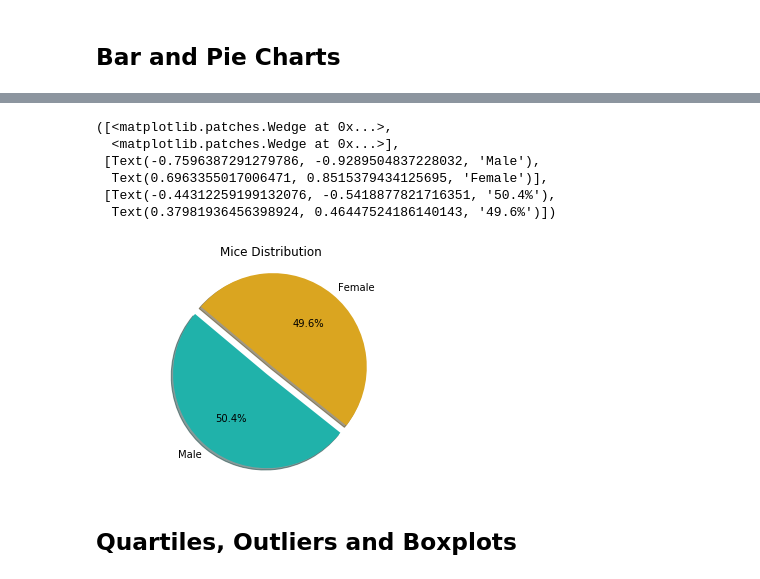
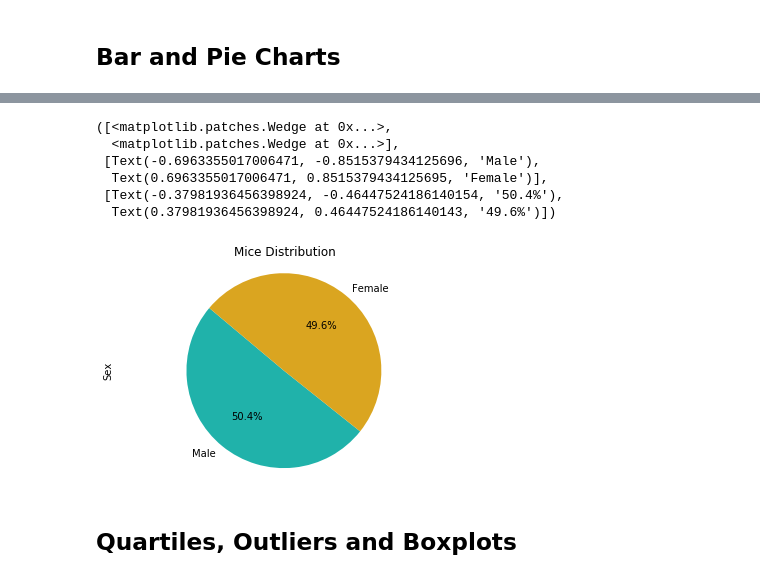
Before and after one commit to ceci-chapa/matplotlib-challenge, a Jupyter notebook: Pymaceuticals/pymaceuticals_starter.ipynb, the cells around one changed output, grey strips where cells are left out. Cells and saved outputs as stored; diff of their text form; code cells hidden in the pictures.

```diff
--- a/Pymaceuticals/pymaceuticals_starter.ipynb
+++ b/Pymaceuticals/pymaceuticals_starter.ipynb
@@ -232,0 +204,16 @@ mf_pie
+# %%
+# Generate a pie plot showing the distribution of female versus male mice using Pandas
+#drop the duplicate sexes to get an accurate number
+duplicate_drop = clean_mouse.drop_duplicates(subset=['Mouse ID'])
+final_counts = duplicate_drop["Sex"].value_counts()
+
+
+final_counts.plot(kind="pie", autopct="%1.1f%%", figsize=(5,5), title="Mice Distribution",
+                  colors=["lightseagreen","goldenrod"], startangle=140)
+
+final_counts.colors = ["lightseagreen", "goldenrod"]
+
+
+
+
+final_counts
@@ -233,22 +225,29 @@ mf_pie
 # %%
 # Generate a pie plot showing the distribution of female versus male mice using pyplot
-sex = ["Male", "Female"]
-totals = [males, females]
+#male_dupdrop = duplicate_drop[(duplicate_drop["Sex"] == "Male")]
+#male_count = male_dupdrop.groupby(["Mouse ID"]).count()["Sex"]
+#males = male_count.sum()
+
+#female_dupdrop = duplicate_drop[(duplicate_drop["Sex"] == "Female")]
+#female_count = female_dupdrop.groupby(["Mouse ID"]).count()["Sex"]
+#females = female_count.sum()
+
+#mf_summary = pd.DataFrame({"Male": [male_totals], "Female": [female_totals]})
+
 colors = ["lightseagreen", "goldenrod"]
-explode = (0.1,0)
-mf_py = plt.pie(totals, explode=explode, labels=sex, colors=colors,
-        autopct="%1.1f%%", shadow=True, startangle=140)
+mf_py = plt.pie(final_counts, labels=["Male", "Female"], colors=colors, autopct="%1.1f%%", startangle=140)
 plt.title("Mice Distribution")
 plt.axis("equal")
+plt.ylabel("Sex")
 mf_py
 # %% [output]
 ([<matplotlib.patches.Wedge at 0x...>,
   <matplotlib.patches.Wedge at 0x...>],
- [Text(-0.7596387291279786, -0.9289504837228032, 'Male'),
+ [Text(-0.6963355017006471, -0.8515379434125696, 'Male'),
   Text(0.6963355017006471, 0.8515379434125695, 'Female')],
- [Text(-0.44312259199132076, -0.5418877821716351, '50.4%'),
+ [Text(-0.37981936456398924, -0.46447524186140154, '50.4%'),
   Text(0.37981936456398924, 0.46447524186140143, '49.6%')])
-[figure, old version]
+[figure, new version]
 # %% [markdown]
 ## Quartiles, Outliers and Boxplots
 # %%
```
Also changed, not shown: parts of 6 cells of this notebook.
